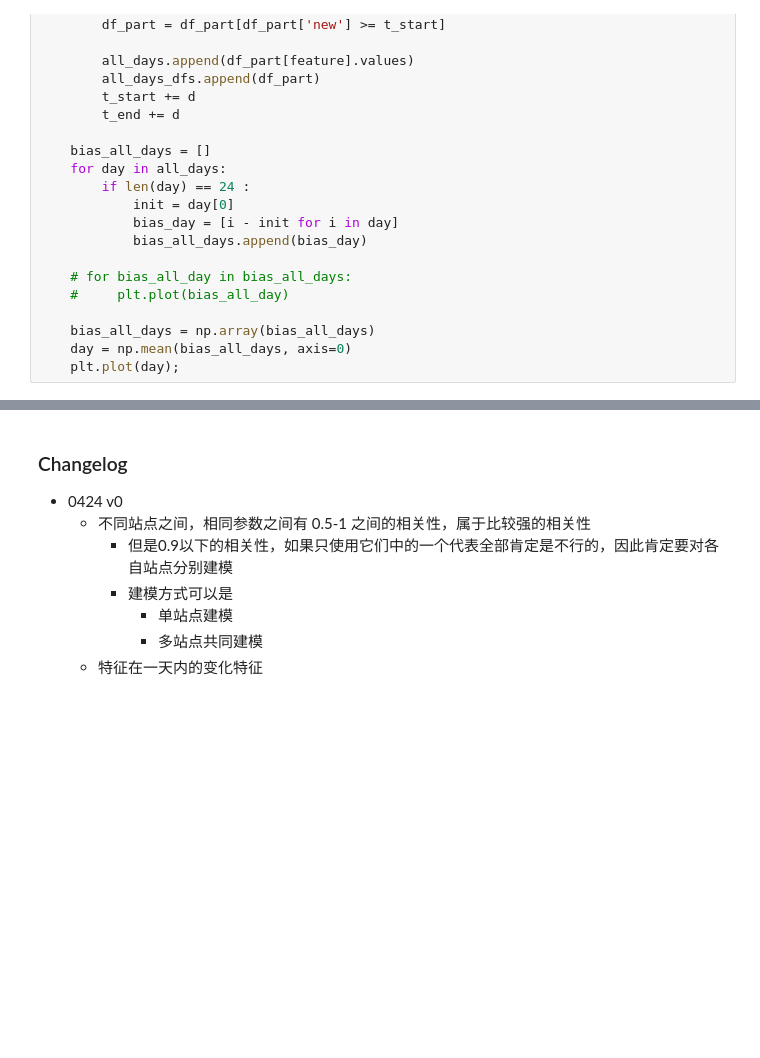
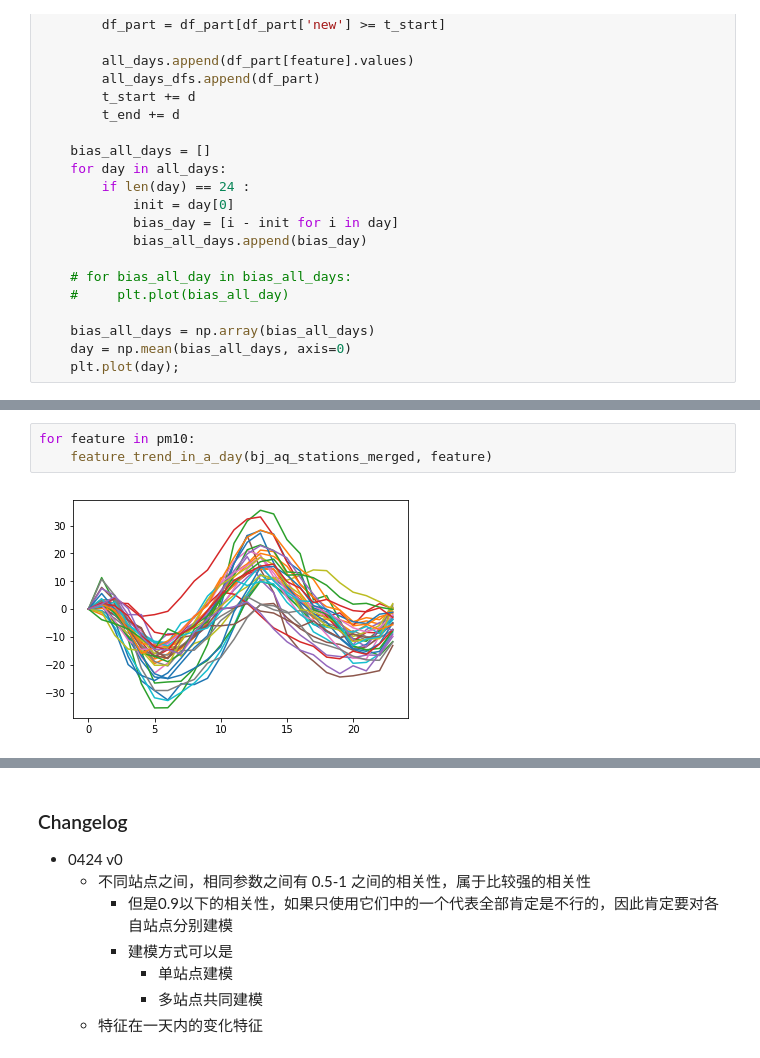
Before and after one commit to txytju/air-quality-prediction, a Jupyter notebook: aq_data_exploration.ipynb, the cells around one changed output, grey strips where cells are left out. Saved outputs shown, nothing was run; the diff lists cells and outputs as text; blank space fills up the shorter version.

```diff
--- a/aq_data_exploration.ipynb
+++ b/aq_data_exploration.ipynb
@@ -142,0 +161,5 @@ for feature in bj_aq_stations_merged.columns:
+# %%
+for feature in pm10:
+    feature_trend_in_a_day(bj_aq_stations_merged, feature)
+# %% [output]
+[figure, added]
```
Also changed, not shown: parts of 7 cells of this notebook.
